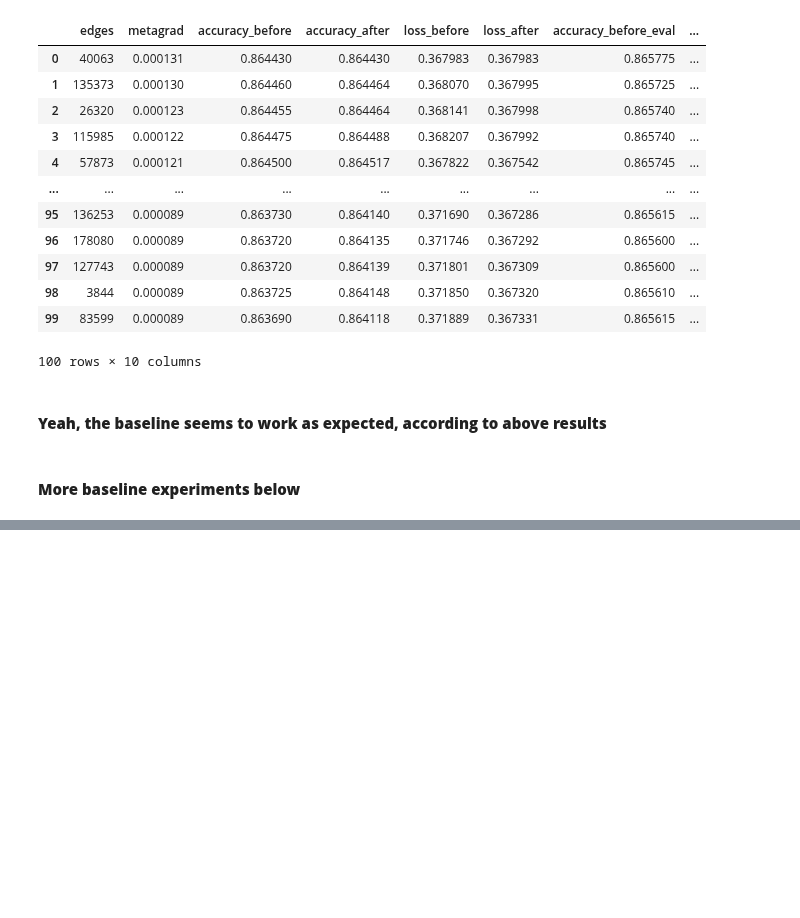
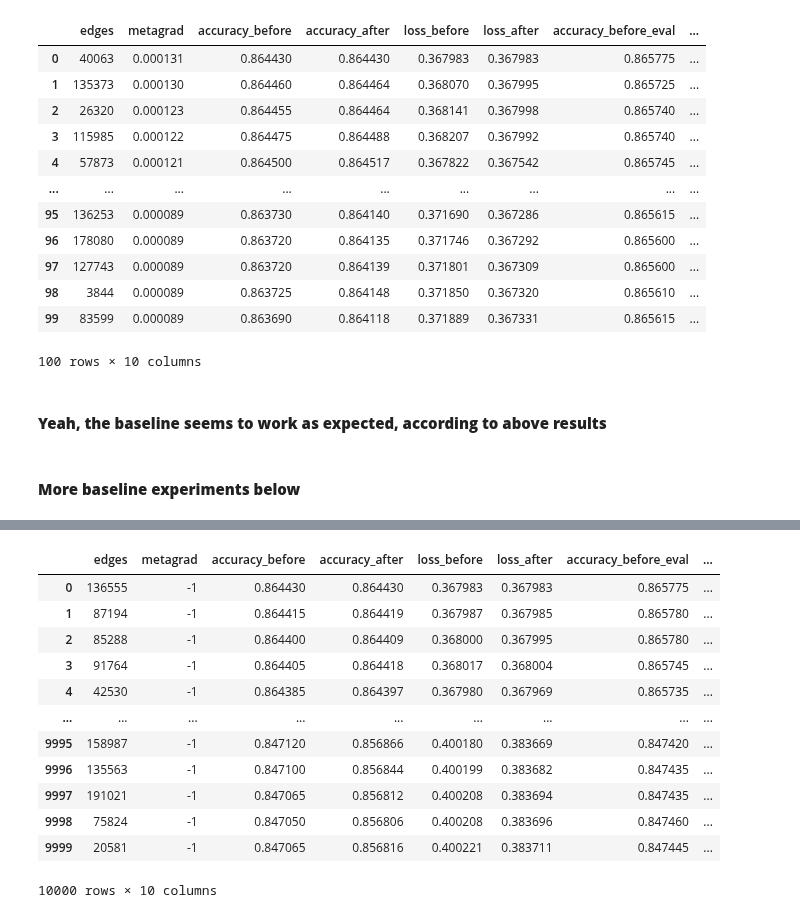
Before and after one commit to aravind-gk/RecSysAttack, a Jupyter notebook: baseline-surrogate-movielens.ipynb, the cells around one changed output, grey strips where cells are left out. Cells and saved outputs as stored; diff of their text form; code cells hidden in the pictures; blank space fills up the shorter version.

Commit message:
added baseline results for surrogate model approach

```diff
--- a/baseline-surrogate-movielens.ipynb
+++ b/baseline-surrogate-movielens.ipynb
@@ -624,0 +626,18 @@ if save_results:
+# %%
+perturbations
+# almost no difference between baseline and surrogate meta-attack when it comes to
+# evaluation model with different weight initialisation
+# %% [output]
+|  | edges | metagrad | accuracy_before | accuracy_after | loss_before | loss_after | accuracy_before_eval | ... |
+| 0 | 136555 | -1 | 0.864430 | 0.864430 | 0.367983 | 0.367983 | 0.865775 | ... |
+| 1 | 87194 | -1 | 0.864415 | 0.864419 | 0.367987 | 0.367985 | 0.865780 | ... |
+| 2 | 85288 | -1 | 0.864400 | 0.864409 | 0.368000 | 0.367995 | 0.865780 | ... |
+| 3 | 91764 | -1 | 0.864405 | 0.864418 | 0.368017 | 0.368004 | 0.865745 | ... |
+| 4 | 42530 | -1 | 0.864385 | 0.864397 | 0.367980 | 0.367969 | 0.865735 | ... |
+| ... | ... | ... | ... | ... | ... | ... | ... | ... |
+| 9995 | 158987 | -1 | 0.847120 | 0.856866 | 0.400180 | 0.383669 | 0.847420 | ... |
+| 9996 | 135563 | -1 | 0.847100 | 0.856844 | 0.400199 | 0.383682 | 0.847435 | ... |
+| 9997 | 191021 | -1 | 0.847065 | 0.856812 | 0.400208 | 0.383694 | 0.847435 | ... |
+| 9998 | 75824 | -1 | 0.847050 | 0.856806 | 0.400208 | 0.383696 | 0.847460 | ... |
+| 9999 | 20581 | -1 | 0.847065 | 0.856816 | 0.400221 | 0.383711 | 0.847445 | ... |
+10000 rows × 10 columns
```
Also changed, not shown: parts of 1 cell of this notebook, 3 other files.
